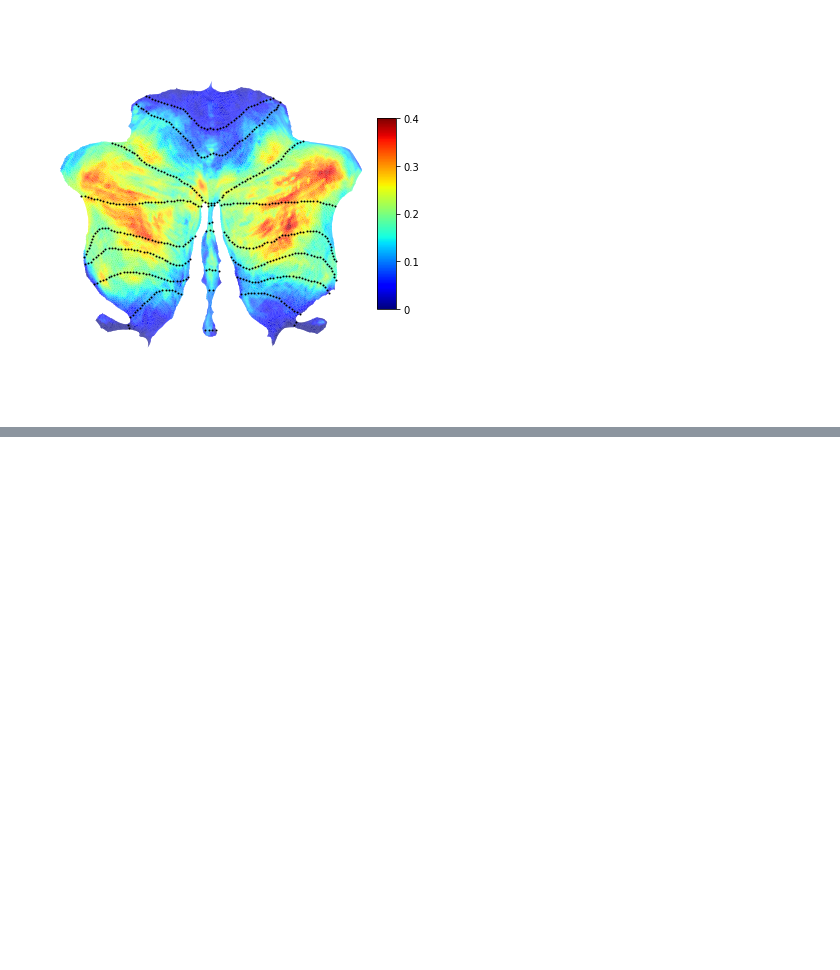
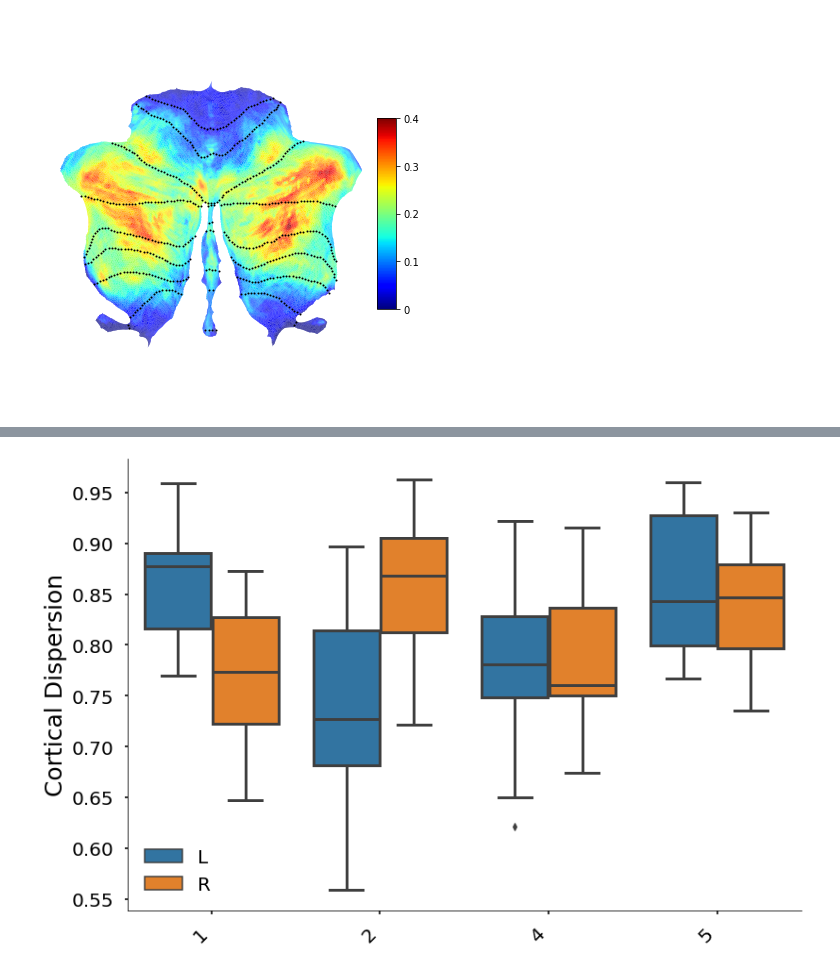
Before and after one commit to maedbhk/cerebellum_connectivity, a Jupyter notebook: notebooks/3.1-mk-models.ipynb, the cells around one changed output, grey strips where cells are left out. Drawn from its saved outputs; the diff is of its cells as text; code cells hidden in the pictures; blank space fills up the shorter version.

```diff
--- a/notebooks/3.1-mk-models.ipynb
+++ b/notebooks/3.1-mk-models.ipynb
@@ -125,0 +132,11 @@ df = vis.plot_surfaces(y='percent',
+# %%
+# plot dispersion
+
+vis.plot_dispersion(
+    y='var_w',
+    cortex='tessels1002',
+    atlas='MDTB10',
+    regions=[1,2,4,5],
+    );
+# %% [output]
+[figure, added]
```
Also changed, not shown: parts of 7 cells of this notebook, 3 other files.
